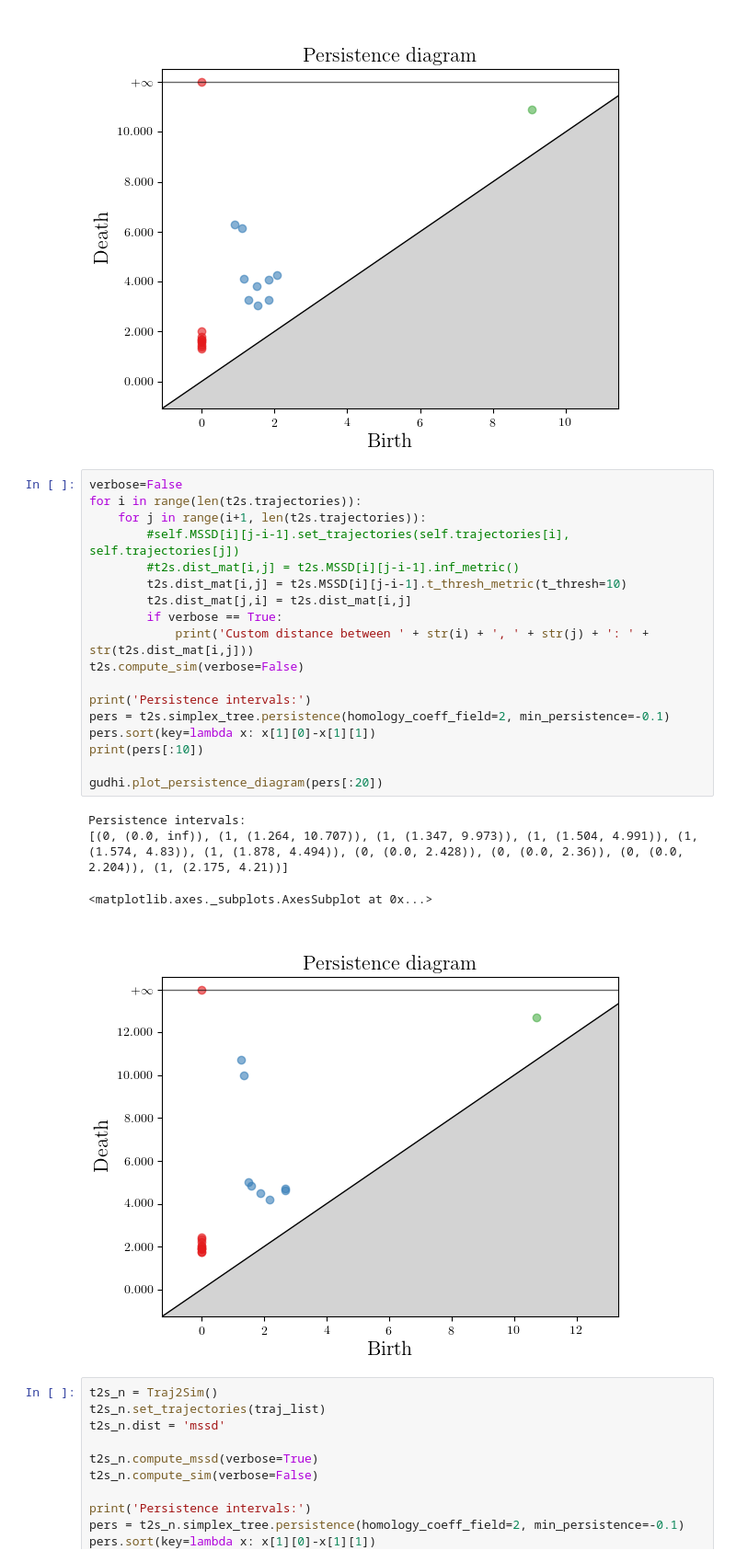
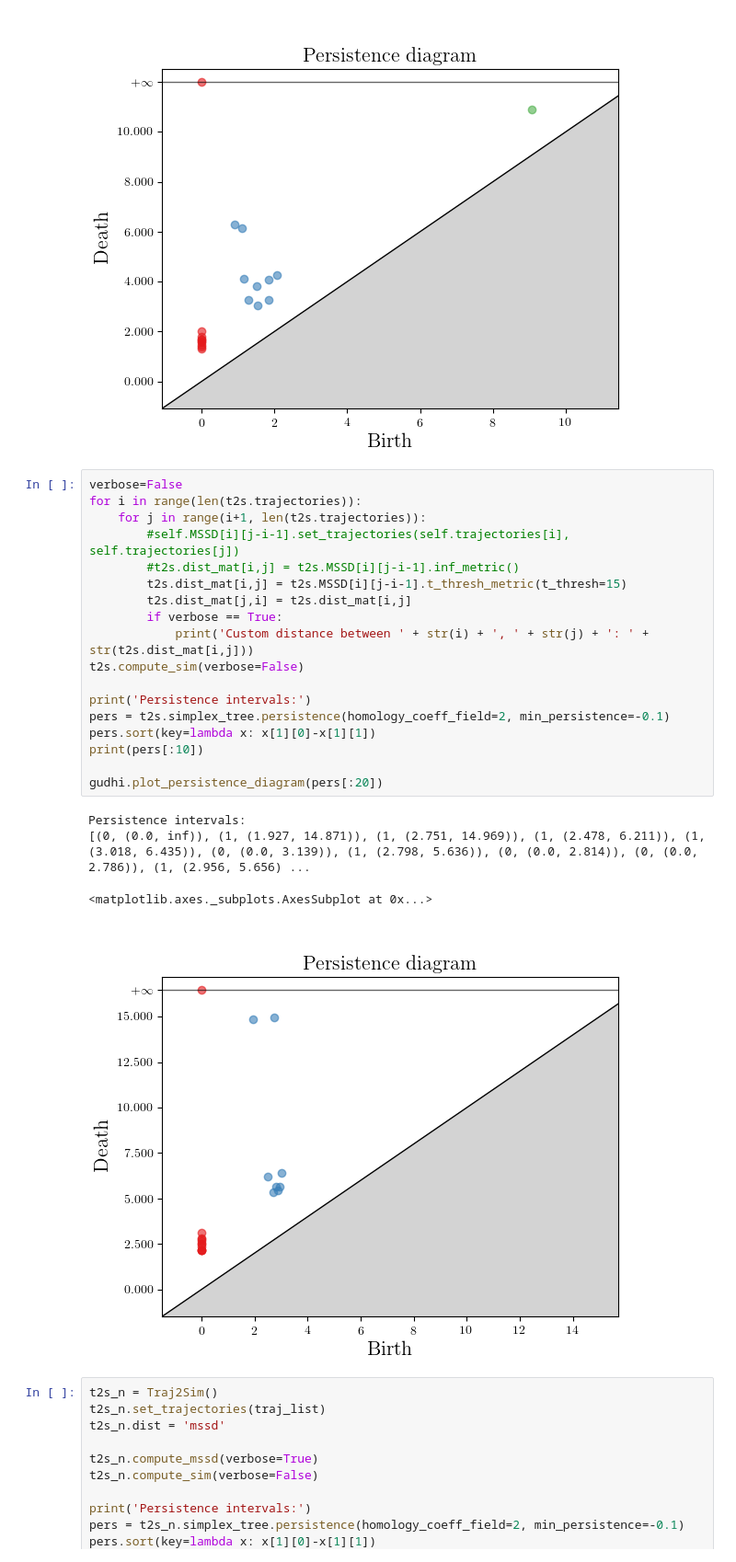
Before and after one commit to Mishalassif/Traj2Phase, a Jupyter notebook: examples/lorenz_test.ipynb, the cells around one changed output. Shown at 92% size. Cells and saved outputs as stored; diff of their text form.

```diff
--- a/examples/lorenz_test.ipynb
+++ b/examples/lorenz_test.ipynb
@@ -95,26 +95,26 @@ Persistence intervals:
 # %%
 verbose=False
 for i in range(len(t2s.trajectories)):
     for j in range(i+1, len(t2s.trajectories)):
         #self.MSSD[i][j-i-1].set_trajectories(self.trajectories[i], self.trajectories[j])
         #t2s.dist_mat[i,j] = t2s.MSSD[i][j-i-1].inf_metric()
-        t2s.dist_mat[i,j] = t2s.MSSD[i][j-i-1].t_thresh_metric(t_thresh=10)
+        t2s.dist_mat[i,j] = t2s.MSSD[i][j-i-1].t_thresh_metric(t_thresh=15)
         t2s.dist_mat[j,i] = t2s.dist_mat[i,j]
         if verbose == True:
             print('Custom distance between ' + str(i) + ', ' + str(j) + ': ' + str(t2s.dist_mat[i,j]))
 t2s.compute_sim(verbose=False)
 
 print('Persistence intervals:')
 pers = t2s.simplex_tree.persistence(homology_coeff_field=2, min_persistence=-0.1)
 pers.sort(key=lambda x: x[1][0]-x[1][1])
 print(pers[:10])
 
 gudhi.plot_persistence_diagram(pers[:20])
 # %% [output]
 Persistence intervals:
-[(0, (0.0, inf)), (1, (1.264, 10.707)), (1, (1.347, 9.973)), (1, (1.504, 4.991)), (1, (1.574, 4.83)), (1, (1.878, 4.494)), (0, (0.0, 2.428)), (0, (0.0, 2.36)), (0, (0.0, 2.204)), (1, (2.175, 4.21))]
+[(0, (0.0, inf)), (1, (1.927, 14.871)), (1, (2.751, 14.969)), (1, (2.478, 6.211)), (1, (3.018, 6.435)), (0, (0.0, 3.139)), (1, (2.798, 5.636)), (0, (0.0, 2.814)), (0, (0.0, 2.786)), (1, (2.956, 5.656) ...
 <matplotlib.axes._subplots.AxesSubplot at 0x...>
-[figure, old version]
+[figure, new version]
 # %%
 t2s_n = Traj2Sim()
 t2s_n.set_trajectories(traj_list)
```
